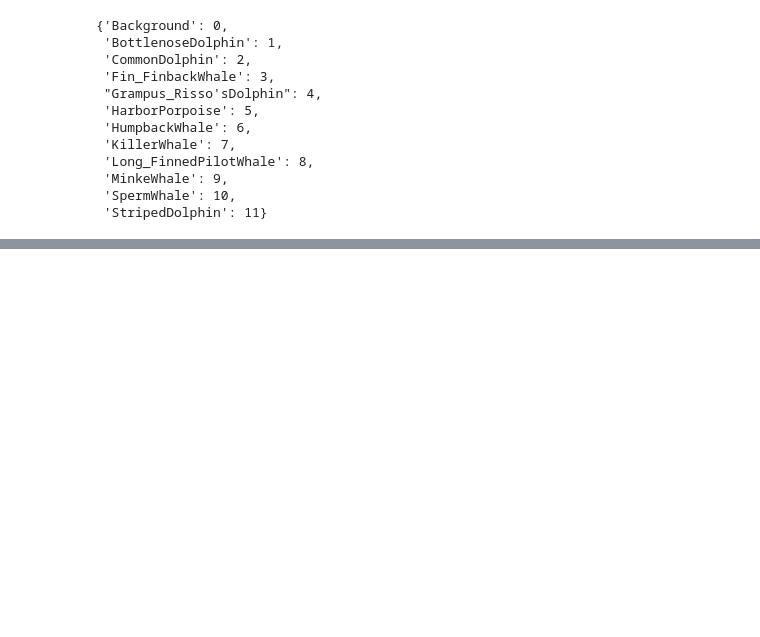
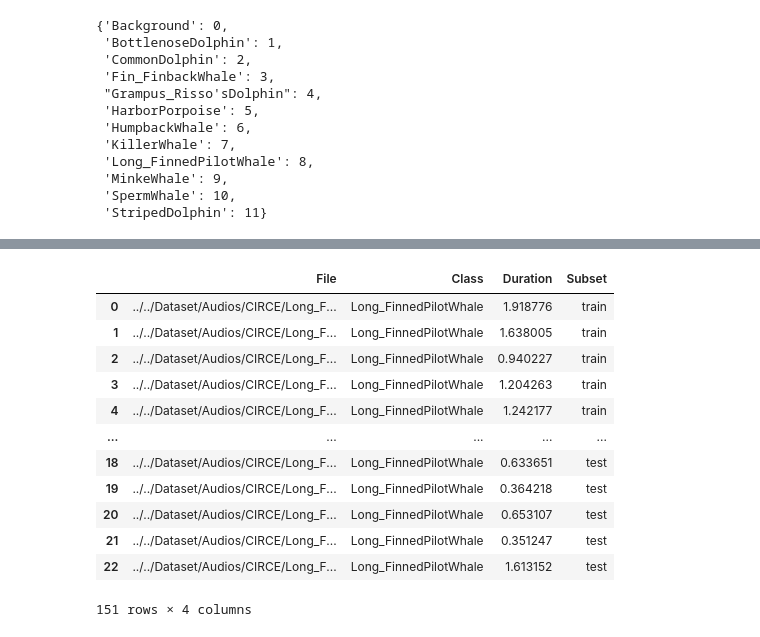
Before and after one commit to SEANIMALMOVE/CetaceanWhistleDetection, a Jupyter notebook: DeepLearning/BirdNET/01_SegmentAudios.ipynb, the cells around one changed output, grey strips where cells are left out. Drawn from its saved outputs; the diff is of its cells as text; code cells hidden in the pictures; blank space fills up the shorter version.

```diff
--- a/DeepLearning/BirdNET/01_SegmentAudios.ipynb
+++ b/DeepLearning/BirdNET/01_SegmentAudios.ipynb
@@ -866,0 +976,9 @@ df_processed_neus.to_csv("../../Dataset/CSVs/Datasets/NeusBackgroundFastFerries.
+# %%
+# Split background
+df_train_bg_seanimalmove_wopam, df_val_bg_seanimalmove_wopam, df_test_bg_seanimalmove_wopam, _, _, _ = split_dataset(df_bg_seanimalmove_wopam, train_size=0.7, val_size=0.15, test_size=0.15)
+# %%
+df_train_bg_seanimalmove_wopam["Subset"] = "train"
+df_val_bg_seanimalmove_wopam["Subset"] = "val"
+df_test_bg_seanimalmove_wopam["Subset"] = "test"
+
+df_bg_seanimalmove_wopam = pd.concat([df_train_bg_seanimalmove_wopam, df_val_bg_seanimalmove_wopam, df_test_bg_seanimalmove_wopam])
@@ -982,0 +1315,25 @@ CLASSES_MAPPING
+# %%
+# split neus
+df_train_circe, df_val_circe, df_test_circe_mm, _, _, _ = split_dataset(df_circe_mm, train_size=0.7, val_size=0.15, test_size=0.15)
+# %%
+df_train_circe["Subset"] = "train"
+df_val_circe["Subset"] = "val"
+df_test_circe_mm["Subset"] = "test"
+
+df_circe_mm = pd.concat([df_train_circe, df_val_circe, df_test_circe_mm])
+# %%
+df_circe_mm
+# %% [output]
+|  | File | Class | Duration | Subset |
+| 0 | ../../Dataset/Audios/CIRCE/Long_F... | Long_FinnedPilotWhale | 1.918776 | train |
+| 1 | ../../Dataset/Audios/CIRCE/Long_F... | Long_FinnedPilotWhale | 1.638005 | train |
+| 2 | ../../Dataset/Audios/CIRCE/Long_F... | Long_FinnedPilotWhale | 0.940227 | train |
+| 3 | ../../Dataset/Audios/CIRCE/Long_F... | Long_FinnedPilotWhale | 1.204263 | train |
+| 4 | ../../Dataset/Audios/CIRCE/Long_F... | Long_FinnedPilotWhale | 1.242177 | train |
+| ... | ... | ... | ... | ... |
+| 18 | ../../Dataset/Audios/CIRCE/Long_F... | Long_FinnedPilotWhale | 0.633651 | test |
+| 19 | ../../Dataset/Audios/CIRCE/Long_F... | Long_FinnedPilotWhale | 0.364218 | test |
+| 20 | ../../Dataset/Audios/CIRCE/Long_F... | Long_FinnedPilotWhale | 0.653107 | test |
+| 21 | ../../Dataset/Audios/CIRCE/Long_F... | Long_FinnedPilotWhale | 0.351247 | test |
+| 22 | ../../Dataset/Audios/CIRCE/Long_F... | Long_FinnedPilotWhale | 1.613152 | test |
+151 rows × 4 columns
```
Also changed, not shown: parts of 23 cells of this notebook, 33 other files.
